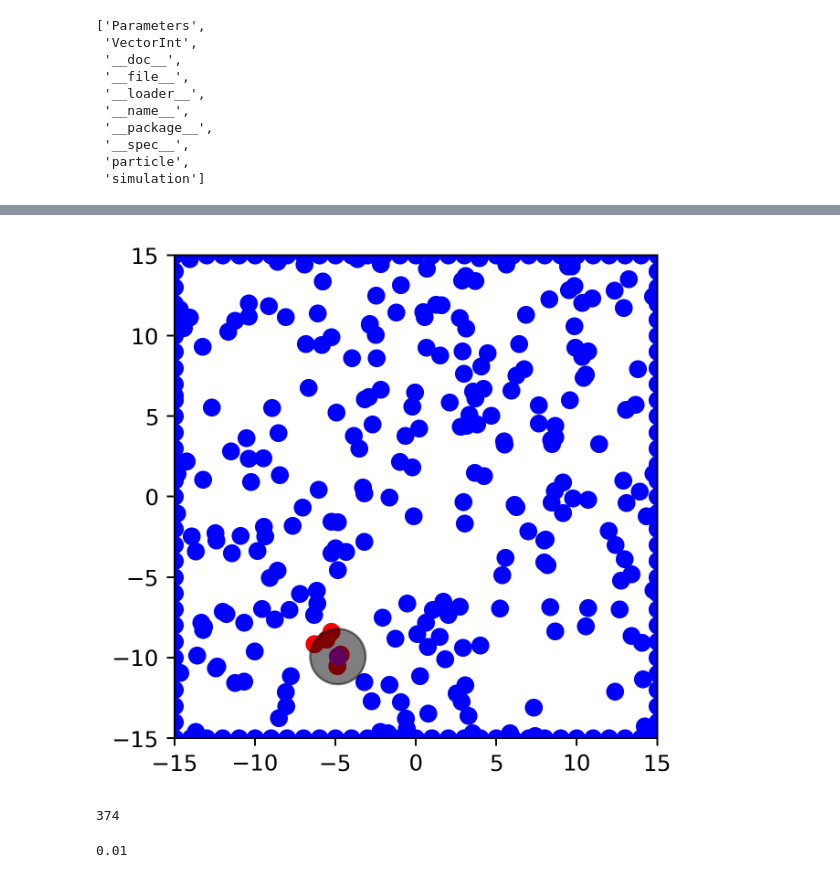
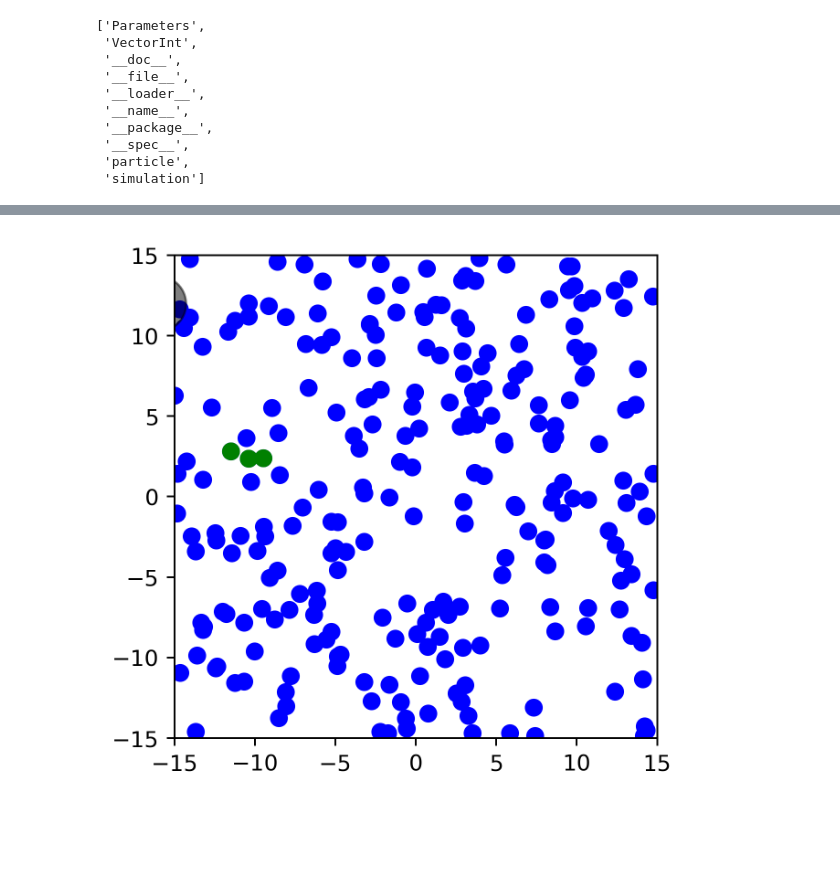
Before and after one commit to nrstillman/CAPMD, a Jupyter notebook: testing_capmd_python.ipynb, the cells around one changed output, grey strips where cells are left out. Drawn from its saved outputs; the diff is of its cells as text; code cells hidden in the pictures; blank space fills up the shorter version.

```diff
--- a/testing_capmd_python.ipynb
+++ b/testing_capmd_python.ipynb
@@ -64,9 +85,9 @@ r = sim.getPopulationRadius(index)
 # %%
 x = []
 y = []
-for n in range(N):
-    x.append(a[n][0])
-    y.append(a[n][1])
+for n in a:
+    x.append(n[0])
+    y.append(n[1])
 # %%
 dpi = 75
 fig,ax = plt.subplots(figsize=(10,10), dpi=dpi)
@@ -80,7 +101,7 @@ plt.show()
 # %%
 
-track_id = [20]
-index = capmd.VectorInt(track_id)
+track_id = 124
+index = capmd.VectorInt([track_id])
 # %%
 a = sim.getPopulationPosition(index)
 # %%
@@ -100,3 +121,5 @@ plt.show()
+# %%
+index = capmd.VectorInt([0])
 # %%
 a = sim.getPopulationPosition(index)
 n = []
@@ -104,11 +127,13 @@ xn = []
 yn = []
 
 for i in index:
+    print(i)
+    sim.getParticle(i)
     pn = sim.getNeighbours(sim.getParticle(i));
     n.append(sim.getPopulationPosition(pn))
     for nx in sim.getPopulationPosition(pn):
         xn.append(nx[0])
         yn.append(nx[1])
-xn
-yn
+# xn
+# yn
 # %% [output]
@@ -120,42 +141,40 @@ yn
 # %%
 s = lambda x : [1e2*r for r in x]
 
 #s_linear = [20*n for n in range(len(x))]
 
 fig, ax = plt.subplots(dpi=350)
 x1,x2 = -15,15
 
 
 plt.xlim(x1,x2)
 plt.ylim(x1,x2)
 
 # for v in np.arange(x1, x2):
 #     ax.axvline(v - 0.5)
 #     ax.axvline(v + 0.5)
 #     ax.axhline(v - 0.5)
 #     ax.axhline(v + 0.5)
 
 ax.set_xlim(x1, x2)
 ax.set_ylim(x1, x2)
 
 ax.set_aspect(1)
 fig.canvas.draw()
 s = ((ax.get_window_extent().width  / (x2-x1+1.) * 72./fig.dpi) ** 2)
 
-plt.scatter(x,y, color='b', s=s)
-plt.scatter(xn,yn, color = 'r', s=s)
-plt.scatter(xp,yp, color='m', s=s)
-plt.scatter(xp,yp, color='k', s=5*cutoff*s, alpha=0.5)
+plt.scatter(x,y, color='b', s=s) #boundary
+plt.scatter(xn,yn, color = 'g', s=s) #near particles
+plt.scatter(xp,yp, color='r', s=s)  #tracking particle
+plt.scatter(xp,yp, color='k', s=5*cutoff*s, alpha=0.5) #influence
 
 plt.show()
 # %% [output]
-[figure, old version]
+[figure, new version]
 # %%
 sim.move()
 # %%
-p = sim.getPopulationPosition(track_id)
+p = sim.getPopulationPosition(index)
 
-N
+sim.tau = 1000
-# %% [output]
-374
 # %%
@@ -170,11 +189,6 @@ yp = []
 for n in range(len(index)):
     x.append(a[n][0])
     y.append(a[n][1])
-# %%
-
-print(sim.dt)
-# %% [output]
-0.01
 # %%
 
 # First set up the figure, the axis, and the plot element we want to animate
```
Also changed, not shown: parts of 19 cells of this notebook.
